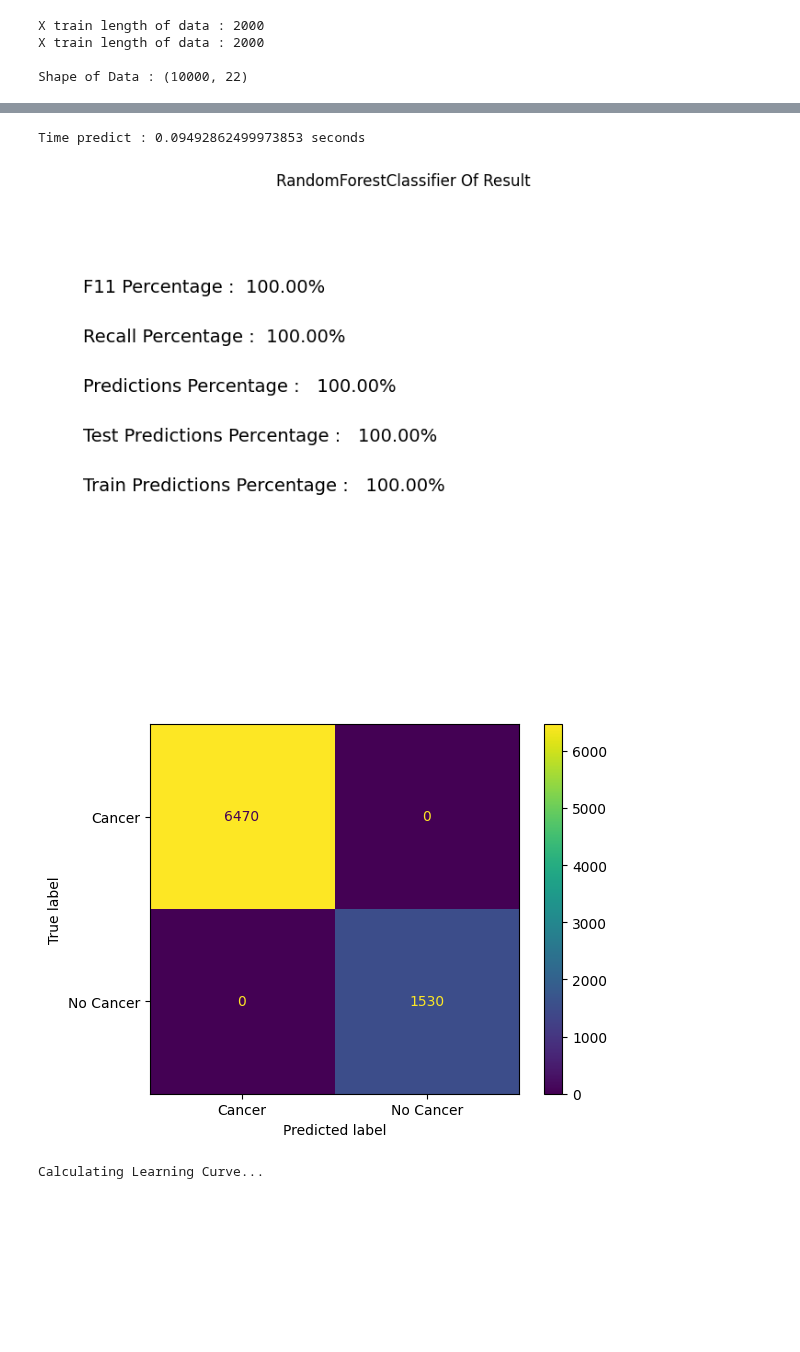
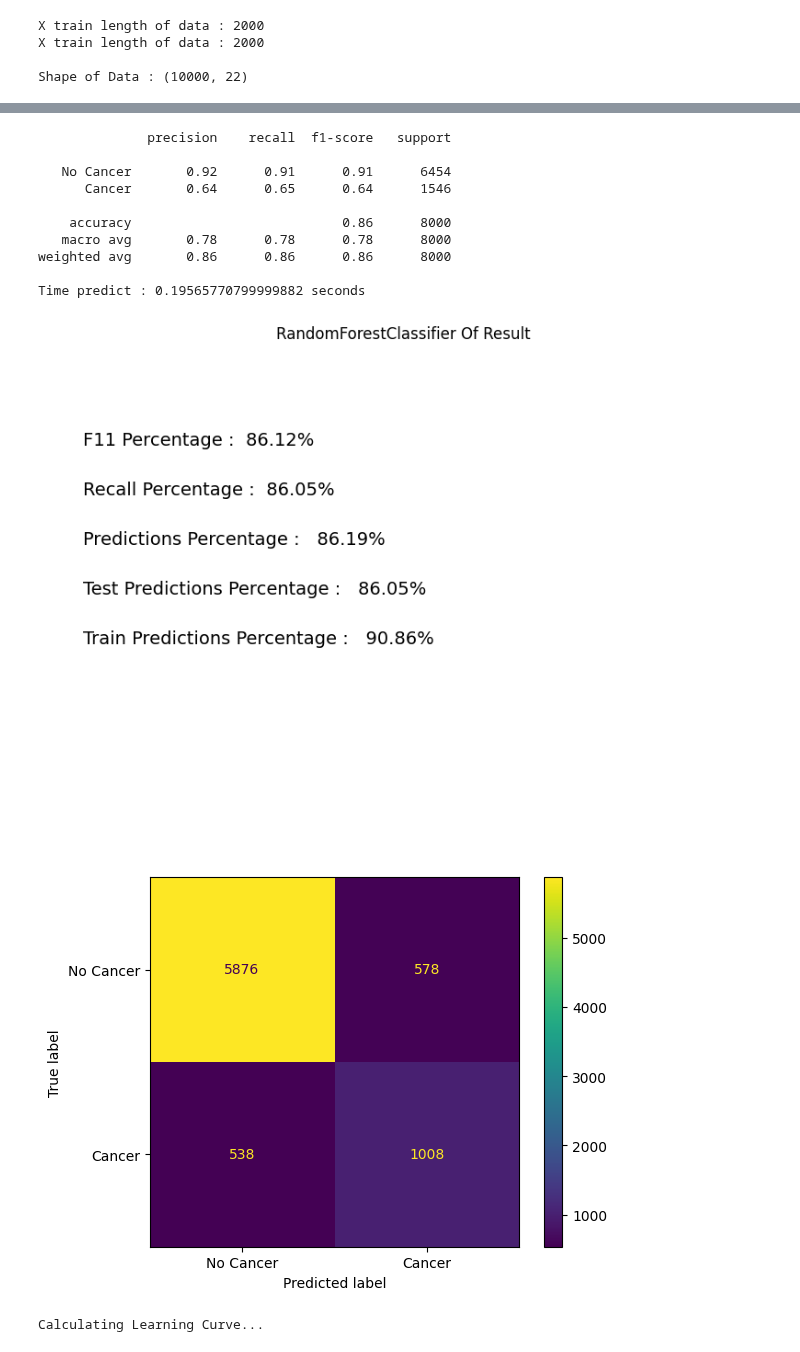
Before and after one commit to tiopramana/machine_learning, a Jupyter notebook: Project/Breast_cancer/main.ipynb, the cells around one changed output, grey strips where cells are left out. Saved outputs shown, nothing was run; the diff lists cells and outputs as text; code cells hidden in the pictures; blank space fills up the shorter version.

Commit message:
new model train style

```diff
--- a/Project/Breast_cancer/main.ipynb
+++ b/Project/Breast_cancer/main.ipynb
@@ -274,11 +275,11 @@ print(dfe['Breastfeeding_History'].unique())
 # %% [output]
 [1 0 2]
 # %%
-X = dfe.drop(['Cancer'], axis=1)
+X = dfe.drop(['Cancer', 'Cancer_Stage', 'Biopsy_Result'], axis=1)
 
 y = dfe['Cancer']
 
-X_train, X_valid, y_train, y_valid = train_test_split(X, y, random_state=42, train_size=0.2)
+X_train, X_valid, y_train, y_valid = train_test_split(X, y, random_state=42, train_size=0.2, stratify=y)
 
 print(f"X train length of data : {len(X_train)}")
 print(f"X train length of data : {len(y_train)}")
@@ -289,14 +290,3 @@ X train length of data : 2000
 X train length of data : 2000
 
 Shape of Data : (10000, 22)
-# %%
-X = dfe.drop(['Cancer'], axis=1)
-
-y = dfe['Cancer']
-
-X_train, X_valid, y_train, y_valid = train_test_split(X, y, random_state=42, train_size=0.2)
-
-print(f"X train length of data : {len(X_train)}")
-print(f"X train length of data : {len(y_train)}")
-
-print(f"\nShape of Data : {dfe.shape}")
@@ -322,14 +312,17 @@ Data After rebalancing : 2692
 time_start = time.perf_counter()
 
 model_rfc = RandomForestClassifier(
-    n_estimators=100,
+    n_estimators=150,
     max_depth=2,
-    min_samples_split=10,
-    min_samples_leaf=10,
-    random_state=42,
+    min_samples_split=5,
+    min_samples_leaf=2,
 )
 
 model_rfc.fit(X_train_smote, y_train_smote)
+
+y_pred = model_rfc.predict(X_valid)
+
+print(classification_report(y_valid, y_pred, target_names=['No Cancer', 'Cancer']))
 
 train_predictions = model_rfc.predict(X_train_smote)
 test_predictions = model_rfc.predict(X_valid)
@@ -355,7 +348,7 @@ plt.text(0.05, 0.60, f"Predictions Percentage :  {Precision * 100 : .2f}%", font
 plt.text(0.05, 0.50, f"Test Predictions Percentage :  {test_accuracy * 100 : .2f}%", fontsize=14, ha='left')
 plt.text(0.05, 0.40, f"Train Predictions Percentage :  {train_accuracy * 100 : .2f}%", fontsize=14, ha='left')
 
-ConfusionMatrixDisplay(confusion_matrix=cm, display_labels=["Cancer", "No Cancer"]).plot()
+ConfusionMatrixDisplay(confusion_matrix=cm, display_labels=["No Cancer", "Cancer"]).plot()
 
 plt.show()
 
@@ -365,34 +358,43 @@ print("\nCalculating Learning Curve...")
 cv_strategy = KFold(n_splits=5, shuffle=True, random_state=42)
 train_sizes = np.linspace(0.1, 1.0, 5)
 
 X_full = np.vstack((X_train_smote, X_valid)) if hasattr(X_train_smote, 'values') else np.concatenate((X_train_smote, X_valid))
 y_full = np.concatenate((y_train_smote, y_valid))
 
 train_sizes, train_scores, test_scores = learning_curve(
     estimator=model_rfc,
     X=X_full,
     y=y_full,
     cv=cv_strategy,
     scoring='accuracy',
     train_sizes=train_sizes,
     n_jobs=-1
 )
 
 train_scores_mean = np.mean(train_scores, axis=1)
 test_scores_mean = np.mean(test_scores, axis=1)
 
 plt.figure(figsize=(8, 5))
 plt.plot(train_sizes, train_scores_mean, 'o-', color="blue", label="Training Score")
 plt.plot(train_sizes, test_scores_mean, 'o-', color="orange", label="Validation Score")
 
 plt.title("Learning Curve - RandomForestClassifier")
 plt.xlabel("Training Examples")
 plt.ylabel("Accuracy Score")
 plt.legend(loc="best")
 plt.grid(True)
 plt.show()
 # %% [output]
-Time predict : 0.09492862499973853 seconds
+              precision    recall  f1-score   support
+
+   No Cancer       0.92      0.91      0.91      6454
+      Cancer       0.64      0.65      0.64      1546
+
+    accuracy                           0.86      8000
+   macro avg       0.78      0.78      0.78      8000
+weighted avg       0.86      0.86      0.86      8000
+
+Time predict : 0.19565770799999882 seconds
-[figure, old version]
+[figure, new version]
-[figure, old version]
+[figure, new version]
 Calculating Learning Curve...
```
Also changed, not shown: parts of 5 cells of this notebook.
